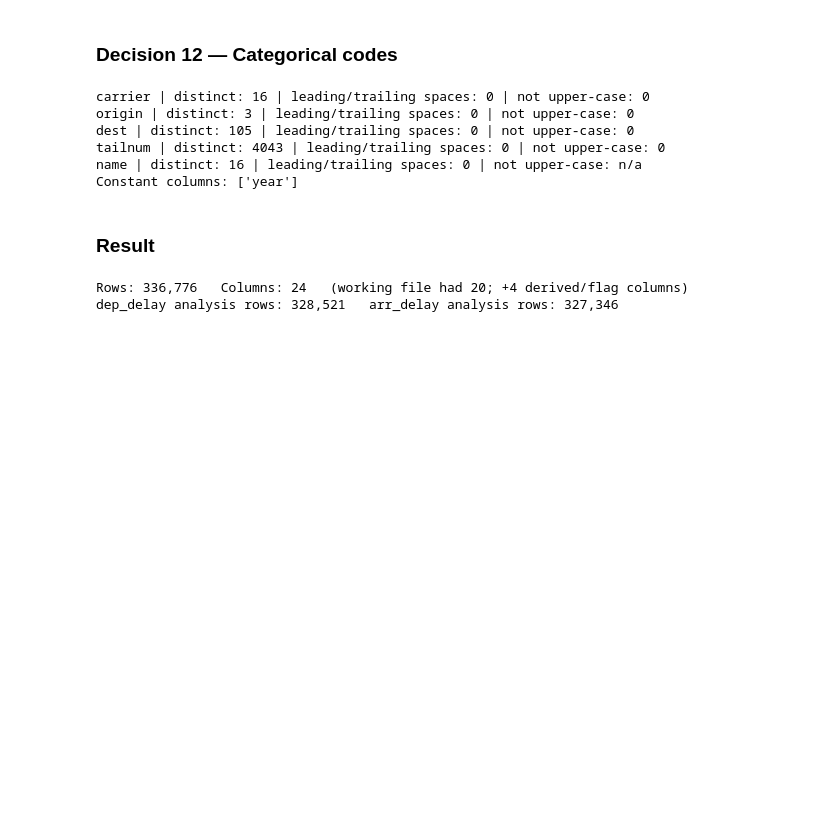
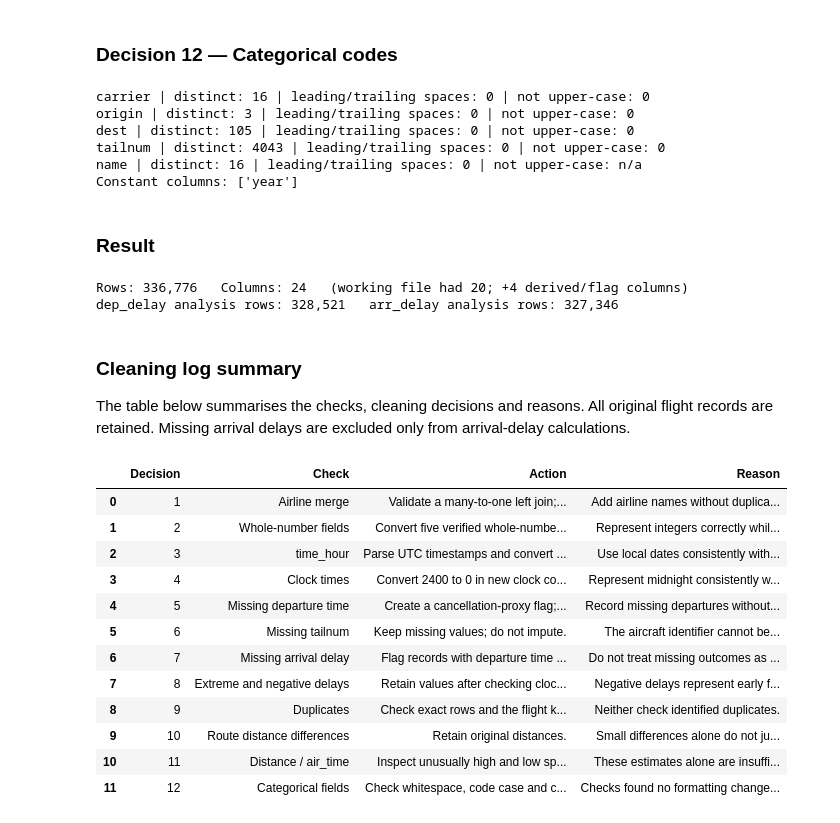
Before and after one commit to Jean-rpg/introds-group09-flight-delays, a Jupyter notebook: notebook.ipynb, the cells around one changed output. Saved outputs shown, nothing was run; the diff lists cells and outputs as text; code cells hidden in the pictures; blank space fills up the shorter version.

```diff
--- a/notebook.ipynb
+++ b/notebook.ipynb
@@ -373,3 +446,79 @@ print("dep_delay analysis rows:", f"{len(analysis_dep):,}", "  arr_delay analysi
 # %% [output]
 Rows: 336,776   Columns: 24   (working file had 20; +4 derived/flag columns)
 dep_delay analysis rows: 328,521   arr_delay analysis rows: 327,346
+# %% [markdown]
+### Cleaning log summary
+
+The table below summarises the checks, cleaning decisions and reasons. All original flight records are retained. Missing arrival delays are excluded only from arrival-delay calculations.
+# %%
+cleaning_log = pd.DataFrame([
+    (1, "Airline merge",
+     "Validate a many-to-one left join; retain every flight.",
+     "Add airline names without duplicating or losing flight records."),
+
+    (2, "Whole-number fields",
+     "Convert five verified whole-number columns to nullable Int64.",
+     "Represent integers correctly while preserving missing values."),
+
+    (3, "time_hour",
+     "Parse UTC timestamps and convert to America/New_York.",
+     "Use local dates consistently with year, month and day."),
+
+    (4, "Clock times",
+     "Convert 2400 to 0 in new clock columns; keep original columns.",
+     "Represent midnight consistently without losing source values."),
+
+    (5, "Missing departure time",
+     "Create a cancellation-proxy flag; retain records.",
+     "Record missing departures without claiming confirmed cancellation."),
+
+    (6, "Missing tailnum",
+     "Keep missing values; do not impute.",
+     "The aircraft identifier cannot be reliably inferred."),
+
+    (7, "Missing arrival delay",
+     "Flag records with departure time but no arrival delay.",
+     "Do not treat missing outcomes as zero delay or confirmed diversion."),
+
+    (8, "Extreme and negative delays",
+     "Retain values after checking clock consistency.",
+     "Negative delays represent early flights; extremes alone do not prove error."),
+
+    (9, "Duplicates",
+     "Check exact rows and the flight key; remove no rows.",
+     "Neither check identified duplicates."),
+
+    (10, "Route distance differences",
+     "Retain original distances.",
+     "Small differences alone do not justify replacing source values."),
+
+    (11, "Distance / air_time",
+     "Inspect unusually high and low speed estimates; retain records.",
+     "These estimates alone are insufficient evidence of data errors."),
+
+    (12, "Categorical fields",
+     "Check whitespace, code case and constant columns; retain values.",
+     "Checks found no formatting changes needed; year identifies the study period.")
+], columns=["Decision", "Check", "Action", "Reason"])
+
+with pd.option_context("display.max_colwidth", None):
+    display(cleaning_log)
+
+cleaning_log.to_csv(
+    "data/processed/cleaning_log.csv",
+    index=False
+)
+# %% [output]
+|  | Decision | Check | Action | Reason |
+| 0 | 1 | Airline merge | Validate a many-to-one left join;... | Add airline names without duplica... |
+| 1 | 2 | Whole-number fields | Convert five verified whole-numbe... | Represent integers correctly whil... |
+| 2 | 3 | time_hour | Parse UTC timestamps and convert ... | Use local dates consistently with... |
+| 3 | 4 | Clock times | Convert 2400 to 0 in new clock co... | Represent midnight consistently w... |
+| 4 | 5 | Missing departure time | Create a cancellation-proxy flag;... | Record missing departures without... |
+| 5 | 6 | Missing tailnum | Keep missing values; do not impute. | The aircraft identifier cannot be... |
+| 6 | 7 | Missing arrival delay | Flag records with departure time ... | Do not treat missing outcomes as ... |
+| 7 | 8 | Extreme and negative delays | Retain values after checking cloc... | Negative delays represent early f... |
+| 8 | 9 | Duplicates | Check exact rows and the flight k... | Neither check identified duplicates. |
+| 9 | 10 | Route distance differences | Retain original distances. | Small differences alone do not ju... |
+| 10 | 11 | Distance / air_time | Inspect unusually high and low sp... | These estimates alone are insuffi... |
+| 11 | 12 | Categorical fields | Check whitespace, code case and c... | Checks found no formatting change... |
```
Also changed, not shown: parts of 12 cells of this notebook, 7 other files.
